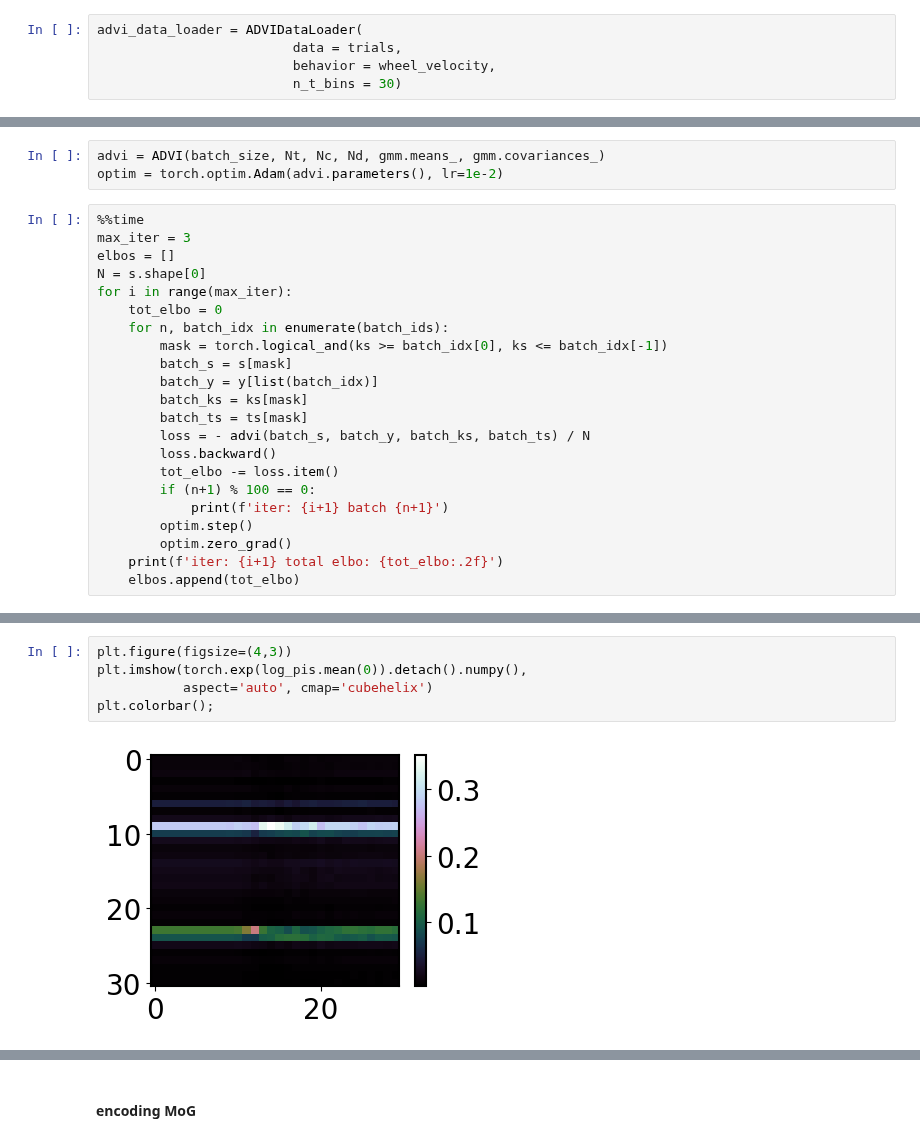
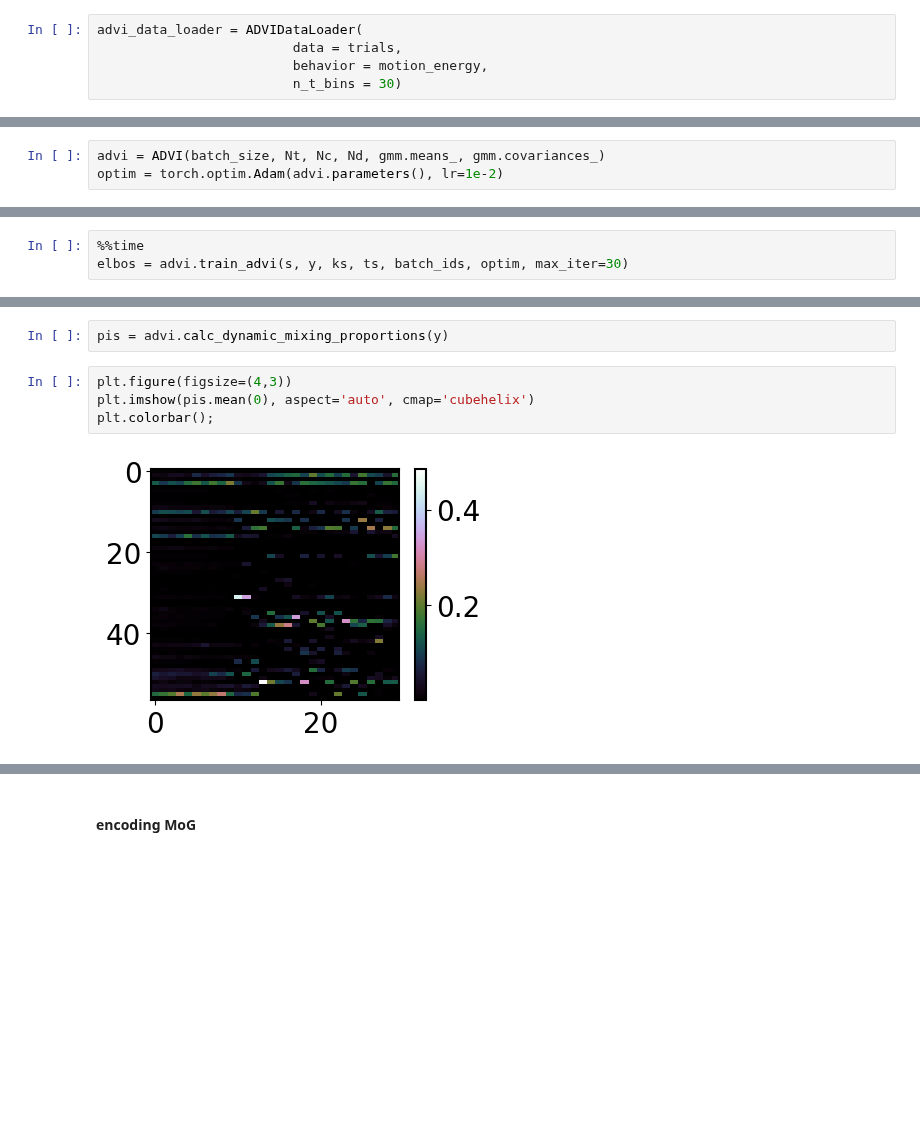
Before and after one commit to yzhang511/density_decoding, a Jupyter notebook: demo/pipeline.ipynb, the cells around one changed output, grey strips where cells are left out. Cells and saved outputs as stored; diff of their text form; blank space fills up the shorter version.

```diff
--- a/demo/pipeline.ipynb
+++ b/demo/pipeline.ipynb
@@ -63,7 +65,7 @@ motion_energy, wheel_velocity, wheel_speed, paw_speed, nose_speed, pupil_diamete
 # %%
 advi_data_loader = ADVIDataLoader(
                          data = trials,
-                         behavior = wheel_velocity,
+                         behavior = motion_energy,
                          n_t_bins = 30)
 # %%
 kf = KFold(n_splits=5, shuffle=True, random_state=seed)
@@ -121,25 +123,3 @@ batch_ids = list(zip(*(iter(advi_data_loader.train_ids),) * batch_size))
 # %%
 advi = ADVI(batch_size, Nt, Nc, Nd, gmm.means_, gmm.covariances_)
 optim = torch.optim.Adam(advi.parameters(), lr=1e-2)
-# %%
-%%time
-max_iter = 3
-elbos = []
-N = s.shape[0]
-for i in range(max_iter):
-    tot_elbo = 0
-    for n, batch_idx in enumerate(batch_ids):
-        mask = torch.logical_and(ks >= batch_idx[0], ks <= batch_idx[-1])
-        batch_s = s[mask]
-        batch_y = y[list(batch_idx)]
-        batch_ks = ks[mask]
-        batch_ts = ts[mask]
-        loss = - advi(batch_s, batch_y, batch_ks, batch_ts) / N
-        loss.backward()
-        tot_elbo -= loss.item()
-        if (n+1) % 100 == 0:
-            print(f'iter: {i+1} batch {n+1}')
-        optim.step()
-        optim.zero_grad()
-    print(f'iter: {i+1} total elbo: {tot_elbo:.2f}')
-    elbos.append(tot_elbo)
@@ -156,0 +126,3 @@ elbos = [elbo for elbo in elbos]
+# %%
+%%time
+elbos = advi.train_advi(s, y, ks, ts, batch_ids, optim, max_iter=30)
@@ -171,10 +154,11 @@ log_pis = log_lambdas - torch.logsumexp(log_lambdas, 1)[:,None,:]
+# %%
+pis = advi.calc_dynamic_mixing_proportions(y)
 # %%
 plt.figure(figsize=(4,3))
-plt.imshow(torch.exp(log_pis.mean(0)).detach().numpy(),
-           aspect='auto', cmap='cubehelix')
+plt.imshow(pis.mean(0), aspect='auto', cmap='cubehelix')
 plt.colorbar();
 # %% [output]
-[figure, old version]
+[figure, new version]
 # %%
 plt.figure(figsize=(4,3))
 plt.plot(advi.beta.loc[1].detach().numpy());
```
Also changed, not shown: parts of 92 cells of this notebook, 2 other files.
